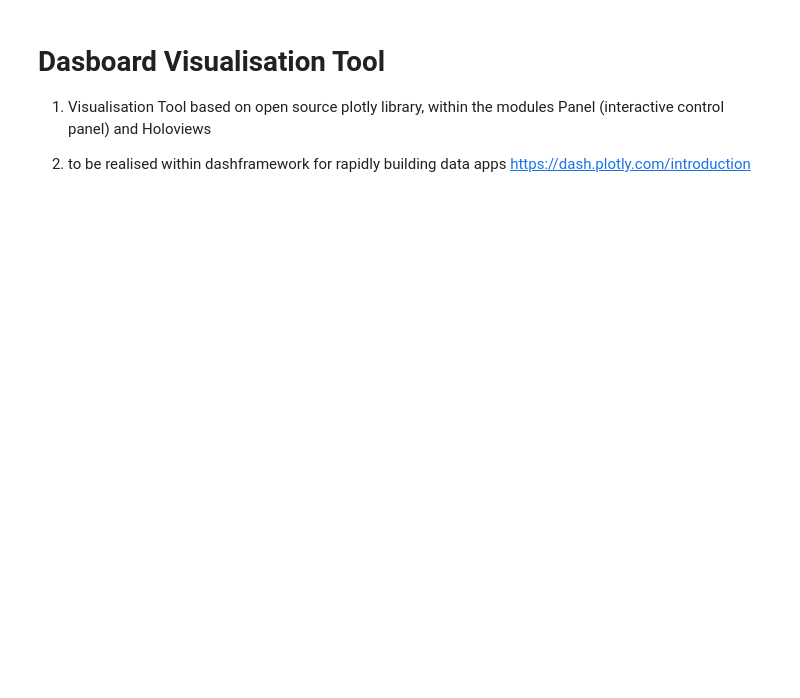
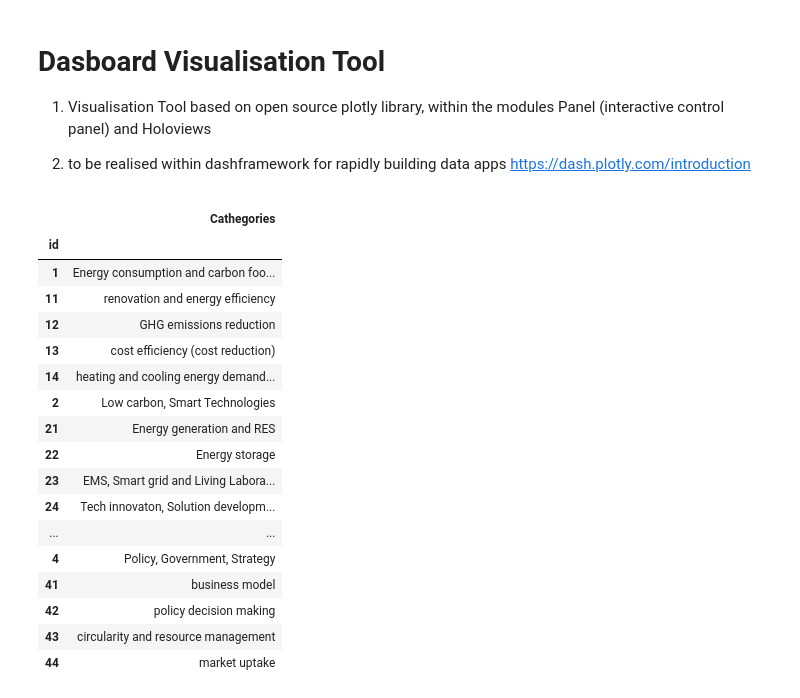
Before and after one commit to ohusiev/enercomm_h2020_categorisation, a Jupyter notebook: notebook/enercomm_dashboard_plotly.ipynb, the cells around one changed output. Cells and saved outputs as stored; diff of their text form; code cells hidden in the pictures; blank space fills up the shorter version.

```diff
--- a/notebook/enercomm_dashboard_plotly.ipynb
+++ b/notebook/enercomm_dashboard_plotly.ipynb
@@ -16 +16,22 @@ df["Main_categoty"] = df["Main_categoty"].astype(str)
+# %%
+classifier_subcateg
+# %% [output]
+|  | Cathegories |
+| id |  |
+| 1 | Energy consumption and carbon foo... |
+| 11 | renovation and energy efficiency |
+| 12 | GHG emissions reduction |
+| 13 | cost efficiency (cost reduction) |
+| 14 | heating and cooling energy demand... |
+| 2 | Low carbon, Smart Technologies |
+| 21 | Energy generation and RES |
+| 22 | Energy storage |
+| 23 | EMS, Smart grid and Living Labora... |
+| 24 | Tech innovaton, Solution developm... |
+| ... | ... |
+| 4 | Policy, Government, Strategy |
+| 41 | business model |
+| 42 | policy decision making |
+| 43 | circularity and resource management |
+| 44 | market uptake |
 # %%
```
Also changed, not shown: parts of 3 cells of this notebook.
